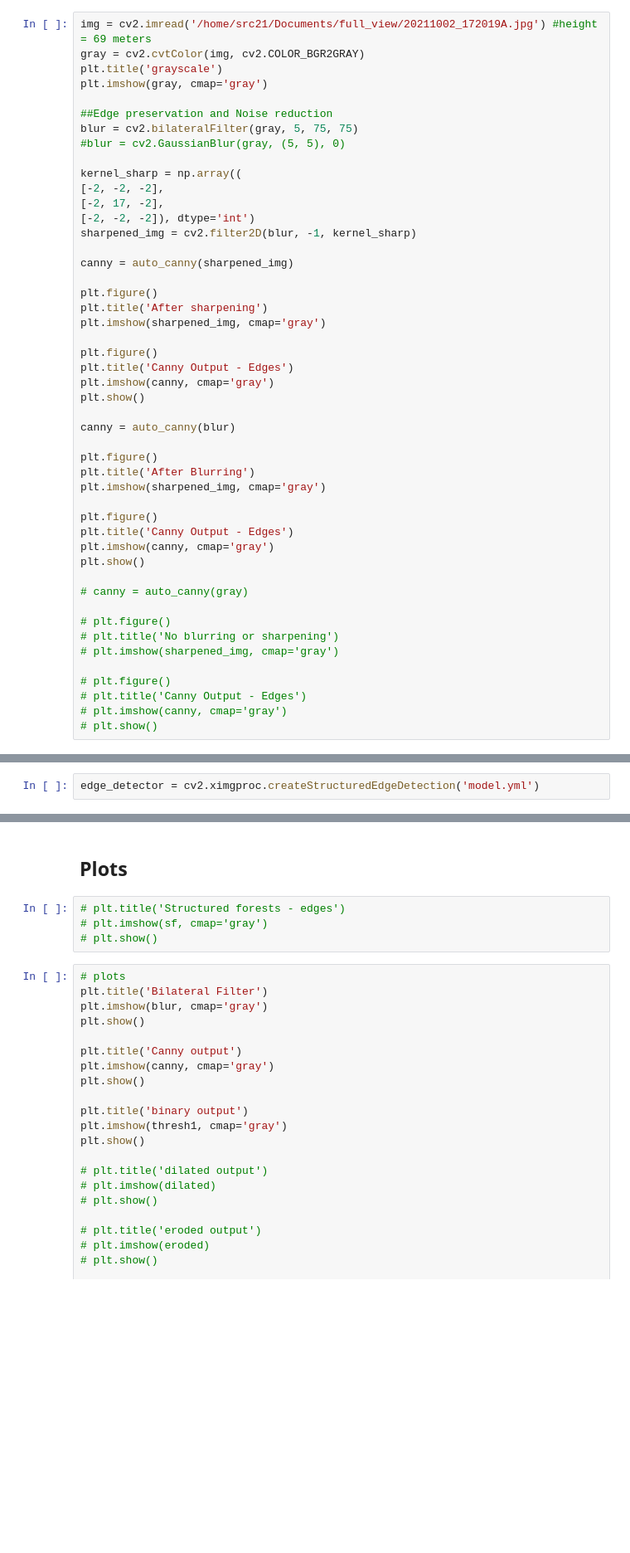
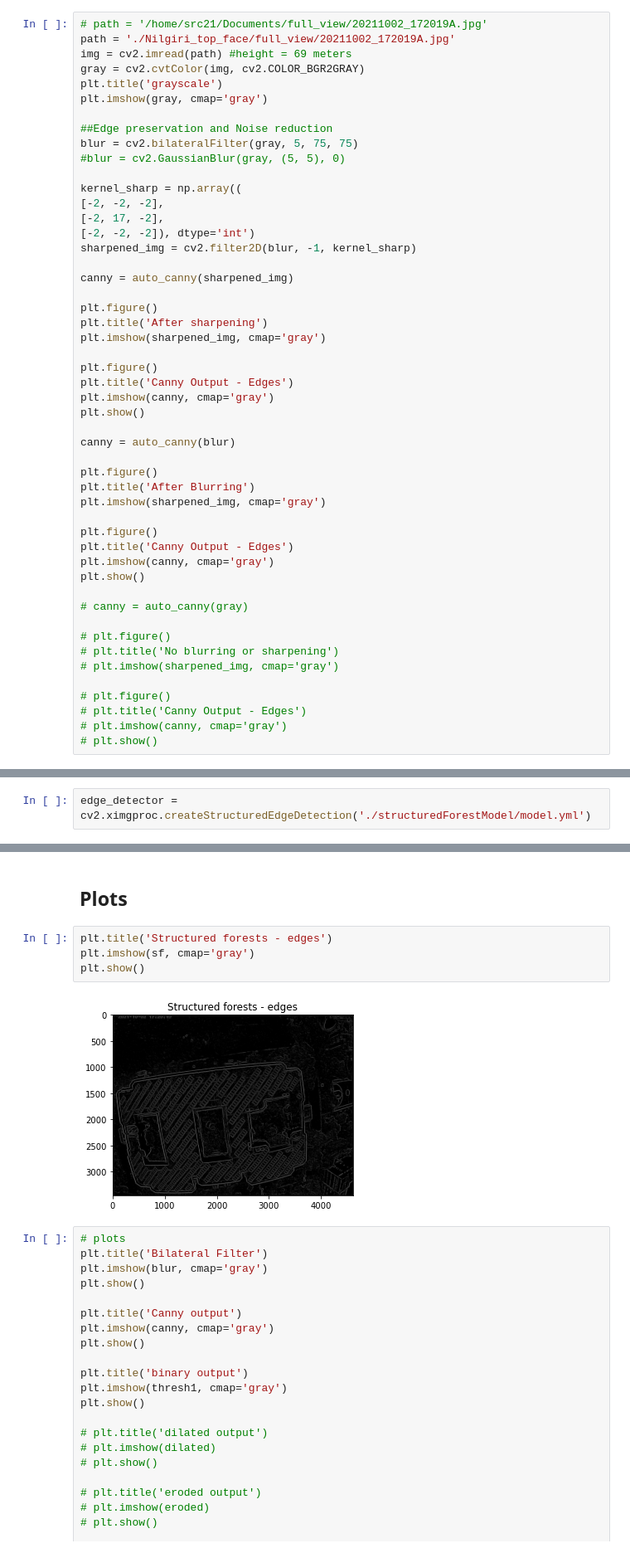
Before and after one commit to Dhruv2012/Drone-based-building-assessment, a Jupyter notebook: planShape/planShapeEstimation.ipynb, the cells around one changed output, grey strips where cells are left out. Shown at 83% size. Drawn from its saved outputs; the diff is of its cells as text; blank space fills up the shorter version.

```diff
--- a/planShape/planShapeEstimation.ipynb
+++ b/planShape/planShapeEstimation.ipynb
@@ -36,7 +36,9 @@ def auto_canny(image, sigma=0.5):
     # return the edged image
     return edged
 # %%
-img = cv2.imread('/home/src21/Documents/full_view/20211002_172019A.jpg') #height = 69 meters
+# path = '/home/src21/Documents/full_view/20211002_172019A.jpg'
+path = './Nilgiri_top_face/full_view/20211002_172019A.jpg'
+img = cv2.imread(path) #height = 69 meters
 gray = cv2.cvtColor(img, cv2.COLOR_BGR2GRAY)
 plt.title('grayscale')
 plt.imshow(gray, cmap='gray')
@@ -92,7 +94,7 @@ plt.show()
 # %% [markdown]
 ## Structured Forests - Edge Detection
 # %%
-edge_detector = cv2.ximgproc.createStructuredEdgeDetection('model.yml')
+edge_detector = cv2.ximgproc.createStructuredEdgeDetection('./structuredForestModel/model.yml')
 # %%
 src = cv2.cvtColor(img, cv2.COLOR_BGR2RGB)
 sf = edge_detector.detectEdges(np.float32(src))
@@ -168,9 +170,11 @@ array([[[  0,   0, 255],
 # %% [markdown]
 ## Plots
 # %%
-# plt.title('Structured forests - edges')
-# plt.imshow(sf, cmap='gray')
-# plt.show()
+plt.title('Structured forests - edges')
+plt.imshow(sf, cmap='gray')
+plt.show()
+# %% [output]
+[figure, added]
 # %%
 # plots
 plt.title('Bilateral Filter')
```
Also changed, not shown: parts of 1 cell of this notebook, 1 other file.
